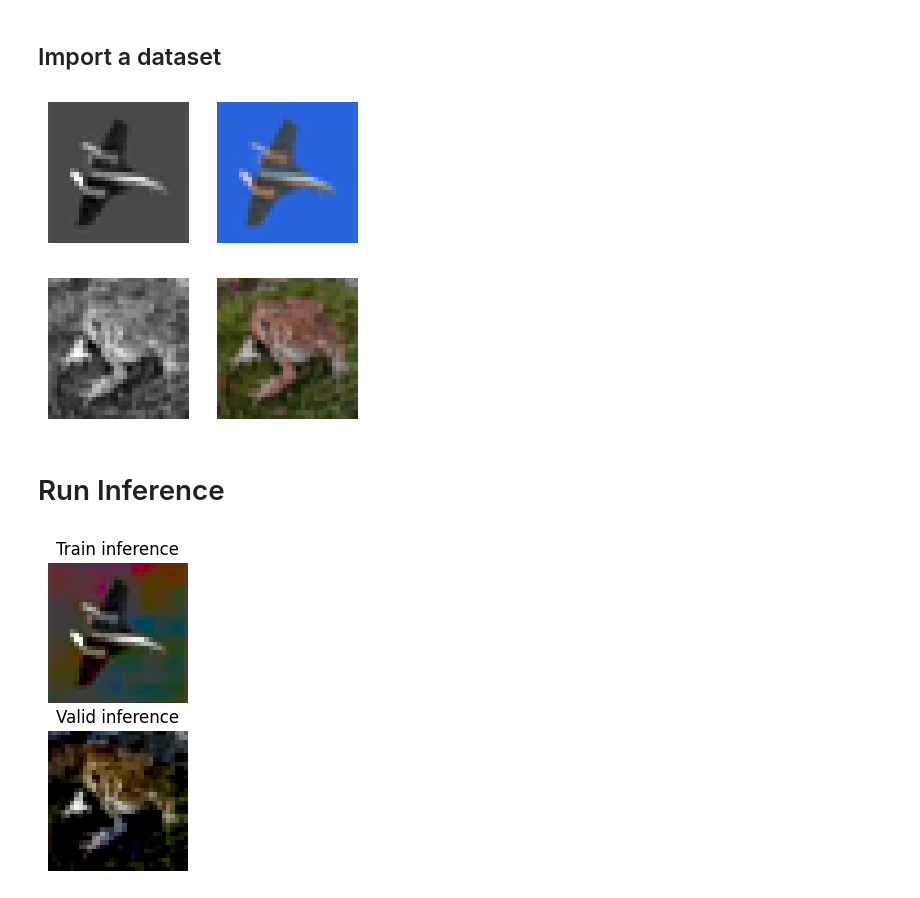
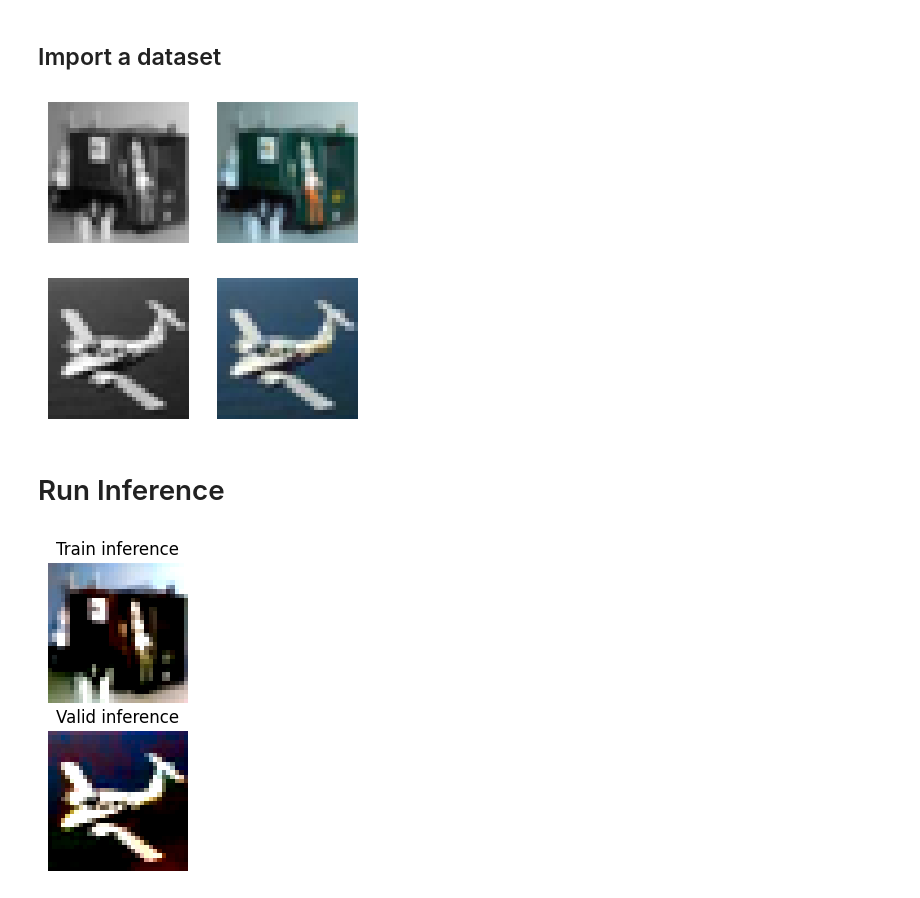
Before and after one commit to luke-kiernan/erdos-pixel-painters, a Jupyter notebook: notebooks/Analysis.ipynb, the cells around one changed output. Saved outputs shown, nothing was run; the diff lists cells and outputs as text; code cells hidden in the pictures.

Commit message:
Added inference and ran training for Greyscale -> ab with CIFAR: minor fixes

```diff
--- a/notebooks/Analysis.ipynb
+++ b/notebooks/Analysis.ipynb
@@ -58,15 +62,17 @@ transform_out = getTransform_out(CONFIG)
 train_dataset = BuildImageDataset(cifar_train_dataset, transform_in=transform_in, transform_out=transform_out)
 valid_dataset = BuildImageDataset(cifar_val_dataset, transform_in=transform_in, transform_out=transform_out)
 # %%
-idx_train = np.random.randint(0, len(train_dataset))
-idx_valid = np.random.randint(0, len(valid_dataset))
+#idx_train = np.random.randint(0, len(train_dataset))
+#idx_valid = np.random.randint(0, len(valid_dataset))
+idx_train = 40063
+idx_valid = 5223
 #Display random image from train dataset
 train_dataset.display_img_pair(idx = idx_train,upscaling_factor=4)
 #Display random image from train dataset
 valid_dataset.display_img_pair(idx = idx_valid,upscaling_factor=4)
 # %% [output]
-[figure, old version]
+[figure, new version]
-[figure, old version]
+[figure, new version]
 # %% [markdown]
 # Run Inference
 # %%
@@ -104,4 +110,4 @@ plt.title('Valid inference')
 plt.axis('off')
 plt.show()
 # %% [output]
-[figure, old version]
+[figure, new version]
```
Also changed, not shown: parts of 3 cells of this notebook, 1 other file.
